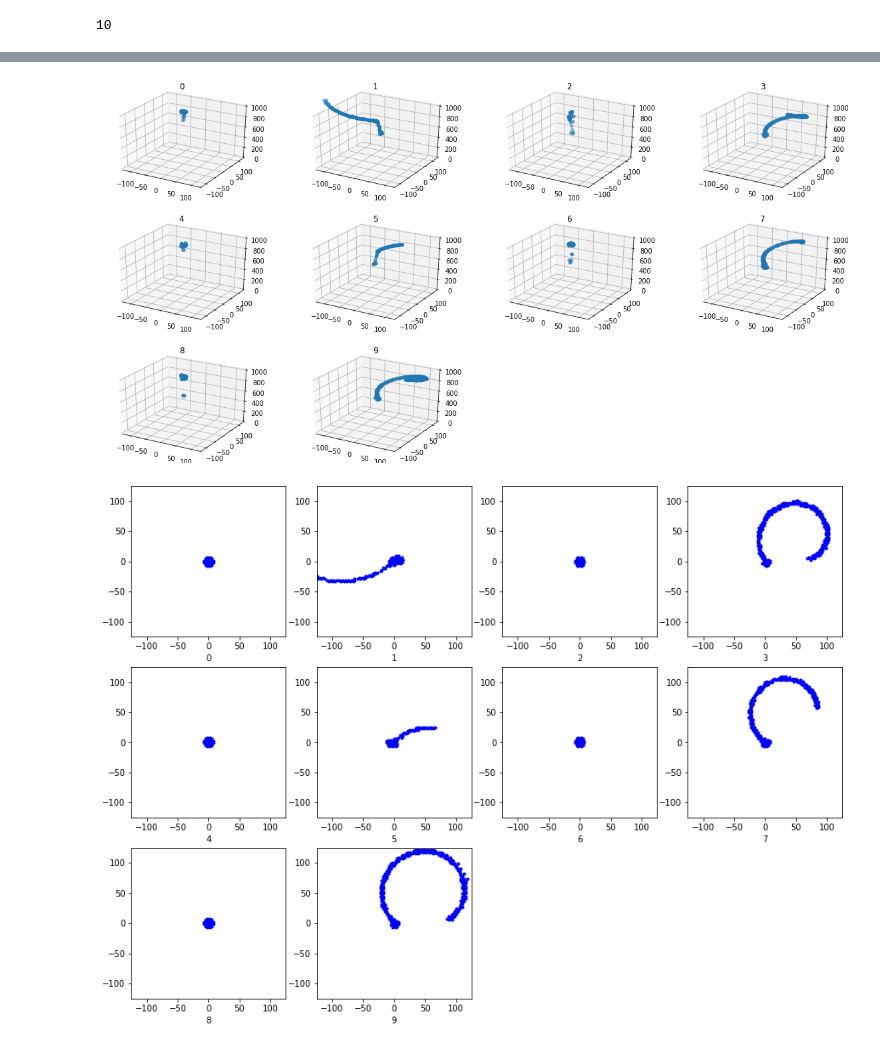
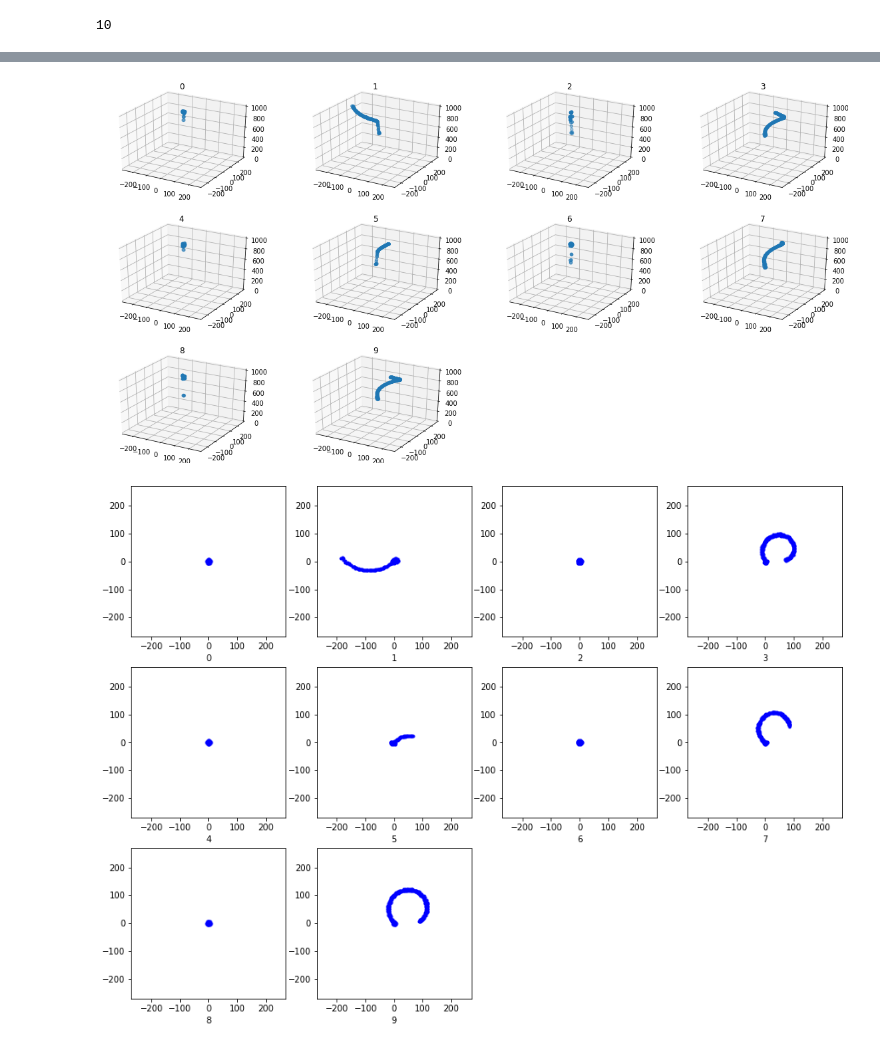
Before and after one commit to lexweg7/REU2020, a Jupyter notebook: OutputTest.ipynb, the cells around one changed output, grey strips where cells are left out. Saved outputs shown, nothing was run; the diff lists cells and outputs as text; code cells hidden in the pictures.

```diff
--- a/OutputTest.ipynb
+++ b/OutputTest.ipynb
@@ -50,3 +37,7 @@ events.append(hf['Event_[9]'])
+# %%
+events = []
+for i in hf.keys():
+    events.append(hf[i])
 # %%
 print(len(events))
 # %% [output]
@@ -55,8 +50,8 @@ print(len(events))
 #plot 1 3d
 fig = plt.figure(figsize=(20, 14))
 ax = fig.add_subplot(2, 2, 1, projection='3d')
-ax.set_xlim3d(left=-200.0, right=200.0)
-ax.set_ylim3d(bottom=-200.0, top=200.0)
+ax.set_xlim3d(left=-270.0, right=270.0)
+ax.set_ylim3d(bottom=-270.0, top=270.0)
 ax.set_zlim3d(bottom=0.0, top=1000.0)
 ax.scatter([item[0] for item in events[0]], [item[1] for item in events[0]], [item[2] for item in events[0]])
 ax.set_title('0')
@@ -68,29 +63,29 @@ Text(0.5, 0.92, '0')
 fig = plt.figure(figsize=(20, 14))
 for i in range(10):
     ax = fig.add_subplot(4, 4, i+1, projection='3d')
-    ax.set_xlim3d(left=-125.0, right=125.0)
-    ax.set_ylim3d(bottom=-125.0, top=125.0)
+    ax.set_xlim3d(left=-270.0, right=270.0)
+    ax.set_ylim3d(bottom=-270.0, top=270.0)
     ax.set_zlim3d(bottom=0.0, top=1000.0)
     ax.scatter([item[0] for item in events[i]], [item[1] for item in events[i]], [item[2] for item in events[i]])
     ax.set_title(i)
 plt.show()
 # %% [output]
-[figure, old version]
+[figure, new version]
 # %%
 #xy plots
 plt.figure(figsize=(15, 15))
 for i in range(10):
     x = str(i)
     plt.subplot(4,4,i+1)
     ax = fig.add_subplot(111)
-    plt.xlim(-125, 125)
-    plt.ylim(-125, 125)
+    plt.xlim(-270, 270)
+    plt.ylim(-270, 270)
     ax.set_aspect('equal', adjustable='box')
     plt.xticks()
     plt.yticks()
     plt.grid(False)
     plt.plot([item[0] for item in events[i]], [item[1] for item in events[i]], 'b.')
     plt.xlabel(x)
 plt.show()
 # %% [output]
-[figure, old version]
+[figure, new version]
```
Also changed, not shown: parts of 3 cells of this notebook.
